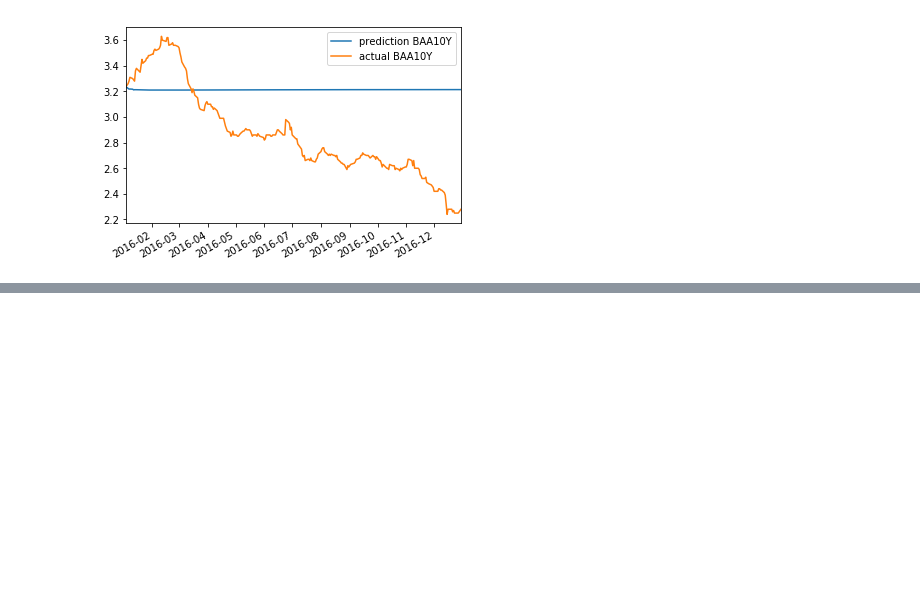
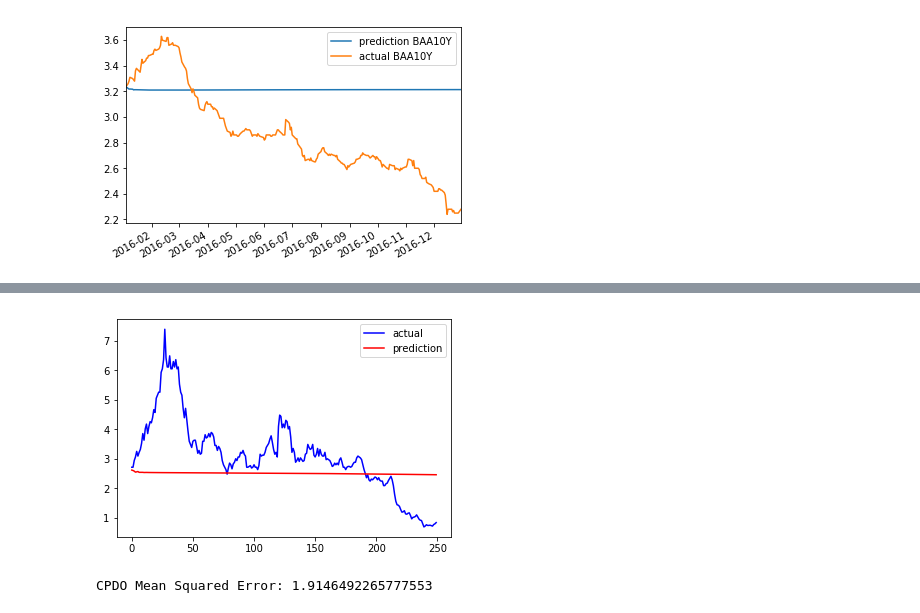
Before and after one commit to sna89/FinanceCourse, a Jupyter notebook: Time_series_analysis.ipynb, the cells around one changed output, grey strips where cells are left out. Saved outputs shown, nothing was run; the diff lists cells and outputs as text; code cells hidden in the pictures; blank space fills up the shorter version.

```diff
--- a/Time_series_analysis.ipynb
+++ b/Time_series_analysis.ipynb
@@ -494,0 +509,22 @@ BAA10Y mse: 0.23744179322270262:
+# %%
+import matplotlib.pyplot as plt
+from sklearn.metrics import mean_squared_error
+
+r = test_df['10 Yr']
+s = test_df['BAA10Y']
+prediction_df = transfrom_from_stationary(forecast_df, train_sample)
+r_est = prediction_df['10 Yr']
+s_est = prediction_df['BAA10Y']
+df_CPDO = np.exp(-r+s)
+df_CPDO_est = np.exp(-r_est+s_est)
+
+plt.figure()
+plt.plot(df_CPDO.values, 'b', label='actual')
+plt.plot(df_CPDO_est.values, 'r', label='prediction')
+plt.legend(loc='best')
+plt.show()
+
+print('CPDO Mean Squared Error: {}'.format(mean_squared_error(df_CPDO.values, df_CPDO_est.values)))
+# %% [output]
+[figure, added]
+CPDO Mean Squared Error: 1.9146492265777553
```
Also changed, not shown: parts of 27 cells of this notebook, 1 other file.
